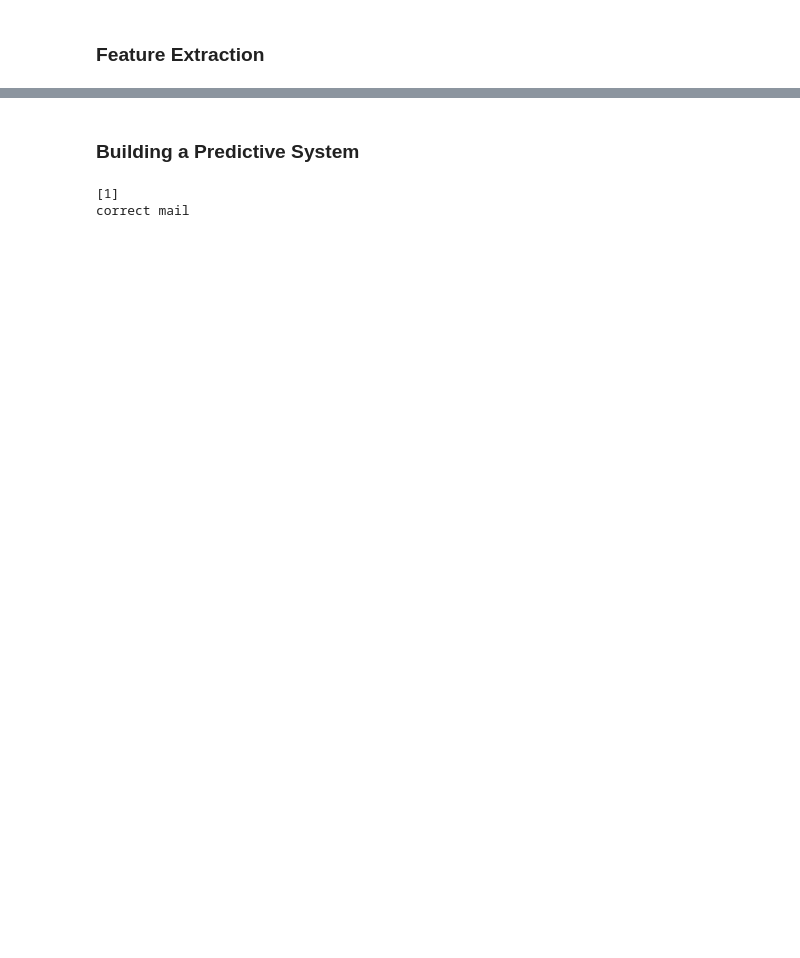
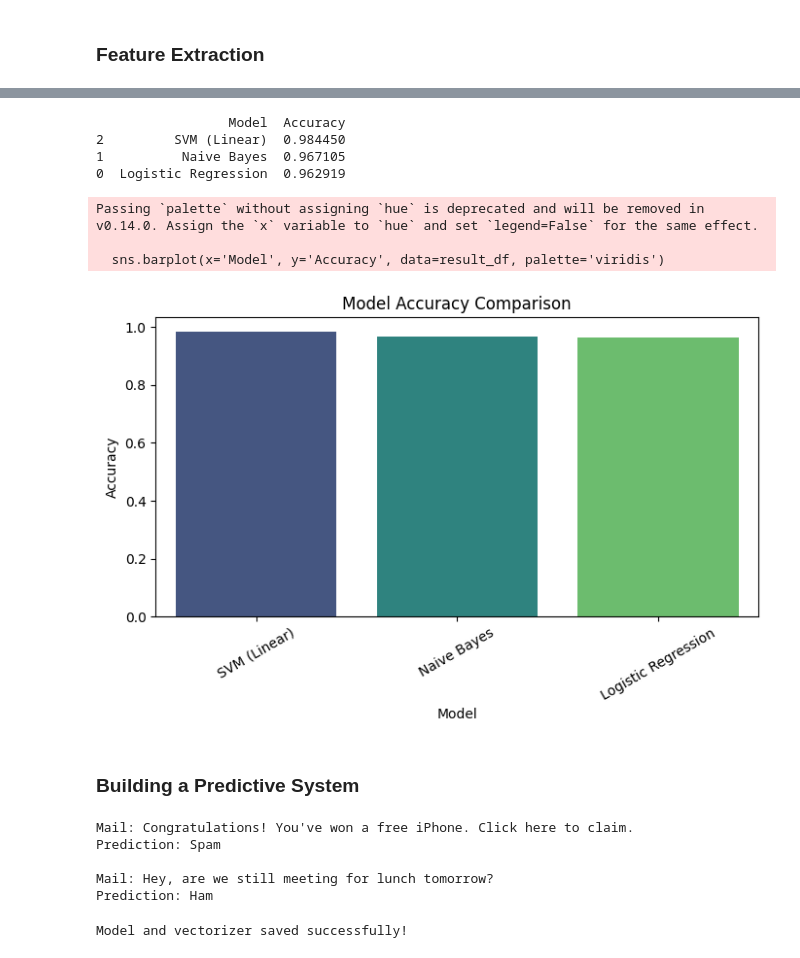
Before and after one commit to mehwish16/Spam-Mail-Predictor, a Jupyter notebook: _Spam Mail Predictor.ipynb, the cells around one changed output, grey strips where cells are left out. Cells and saved outputs as stored; diff of their text form; code cells hidden in the pictures; blank space fills up the shorter version.

```diff
--- a/_Spam Mail Predictor.ipynb
+++ b/_Spam Mail Predictor.ipynb
@@ -145,22 +218,47 @@ accuracy_on_test_data
+# %%
+result_df = pd.DataFrame(list(results.items()), columns=['Model','Accuracy']).sort_values(by='Accuracy', ascending=False)
+print(result_df)
+
+plt.figure(figsize=(8,4))
+sns.barplot(x='Model', y='Accuracy', data=result_df, palette='viridis')
+plt.title('Model Accuracy Comparison')
+plt.xticks(rotation=30)
+plt.show()
+# %% [output]
+                 Model  Accuracy
+2         SVM (Linear)  0.984450
+1          Naive Bayes  0.967105
+0  Logistic Regression  0.962919
+Passing `palette` without assigning `hue` is deprecated and will be removed in v0.14.0. Assign the `x` variable to `hue` and set `legend=False` for the same effect.
+
+  sns.barplot(x='Model', y='Accuracy', data=result_df, palette='viridis')
+[figure, added]
 # %% [markdown]
 ### Building a Predictive System
-# %%
-input_mail = ["I've been searching for the right words to thank you for this breather. I promise i wont take your help for granted and will fulfil my promise. You have been wonderful and a blessing at all times"]
-
-# convert text to feature vectors
-input_data_features = feature_extraction.transform(input_mail)
-
-# making prediction
-
-prediction = model.predict(input_data_features)
-print(prediction)
-
-
-if (prediction[0]==1):
-  print('correct mail')
-
-else:
-  print('Spam mail')
-# %% [output]
-[1]
-correct mail
+# %%
+#sample example
+sample_mail = ["Congratulations! You've won a free iPhone. Click here to claim.",
+"Hey, are we still meeting for lunch tomorrow?"]
+
+sample_features = vectorizer.transform(sample_mail)
+
+sample_preds = models['Naive Bayes'].predict(sample_features)
+
+for mail, label in zip(sample_mail, sample_preds):
+  print(f'\nMail: {mail}\nPrediction: {"Spam" if label==1 else "Ham"}')
+# %% [output]
+Mail: Congratulations! You've won a free iPhone. Click here to claim.
+Prediction: Spam
+
+Mail: Hey, are we still meeting for lunch tomorrow?
+Prediction: Ham
+# %%
+import pickle
+
+# Save the best model and vectorizer
+pickle.dump(models['Naive Bayes'], open('spam_model.pkl', 'wb'))
+pickle.dump(vectorizer, open('vectorizer.pkl', 'wb'))
+
+print("Model and vectorizer saved successfully!")
+# %% [output]
+Model and vectorizer saved successfully!
```
Also changed, not shown: parts of 35 cells of this notebook, 4 other files.
